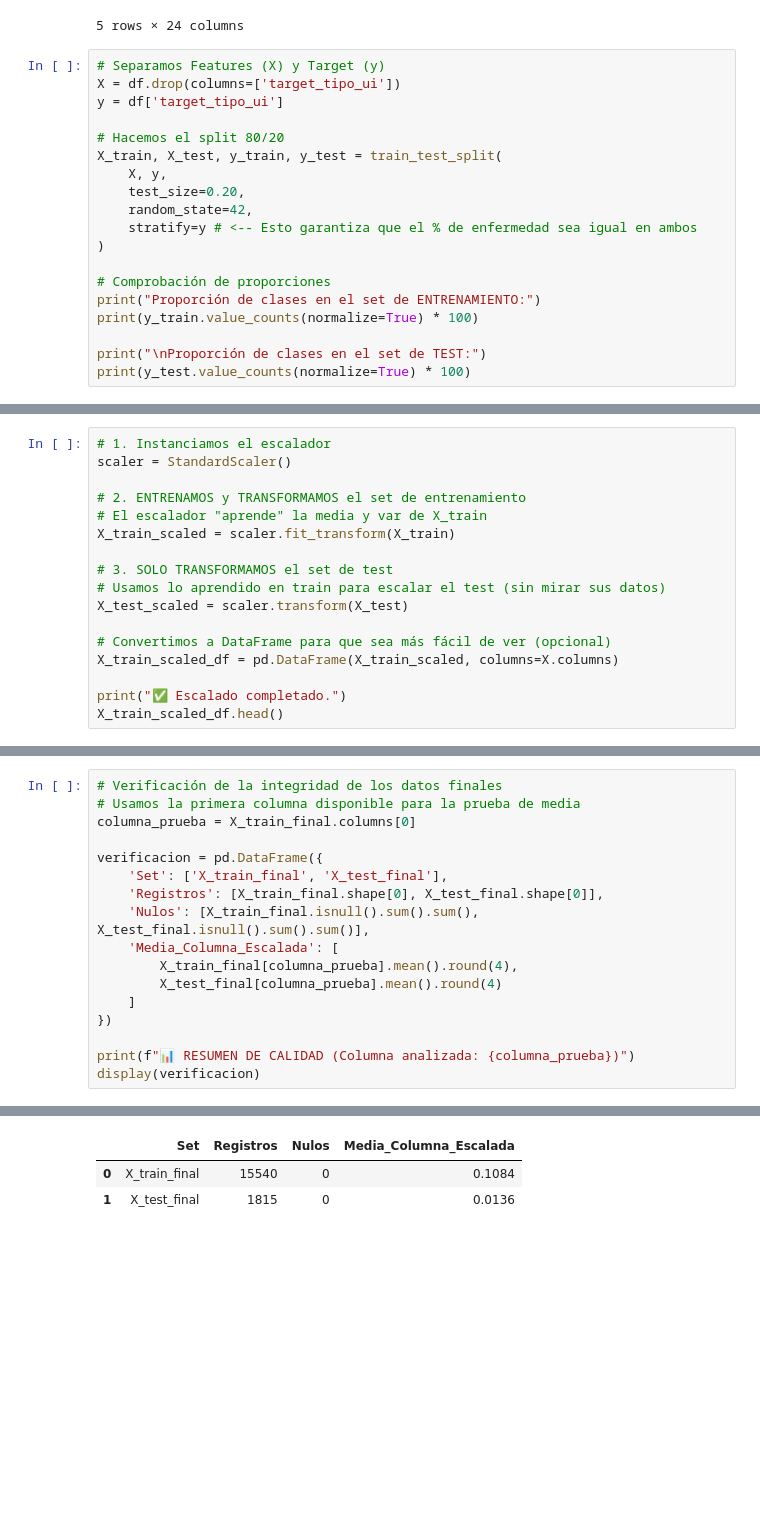
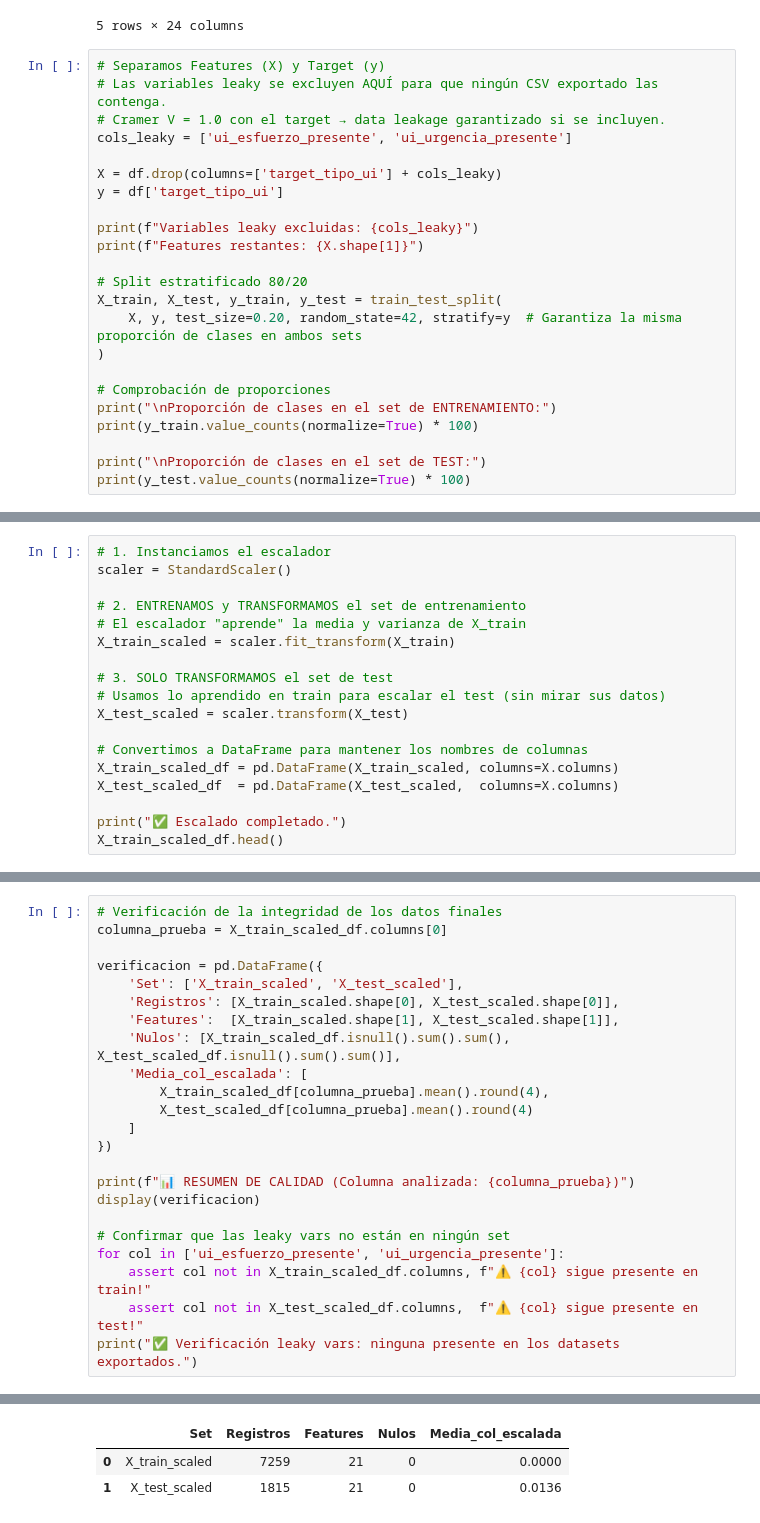
Before and after one commit to Bootcamp-IA-P6/Proyecto7_Equipo3_Multiclase, a Jupyter notebook: notebooks/01_pipeline.ipynb, the cells around one changed output, grey strips where cells are left out. Cells and saved outputs as stored; diff of their text form; blank space fills up the shorter version.

Commit message:
refactor(pipeline): remove SMOTE, exclude leaky vars, add shared CV config

```diff
--- a/notebooks/01_pipeline.ipynb
+++ b/notebooks/01_pipeline.ipynb
@@ -32,19 +32,23 @@ Dataset cargado correctamente: 9074 filas y 24 columnas.
 5 rows × 24 columns
 # %%
 # Separamos Features (X) y Target (y)
-X = df.drop(columns=['target_tipo_ui'])
+# Las variables leaky se excluyen AQUÍ para que ningún CSV exportado las contenga.
+# Cramer V = 1.0 con el target → data leakage garantizado si se incluyen.
+cols_leaky = ['ui_esfuerzo_presente', 'ui_urgencia_presente']
+
+X = df.drop(columns=['target_tipo_ui'] + cols_leaky)
 y = df['target_tipo_ui']
 
-# Hacemos el split 80/20
+print(f"Variables leaky excluidas: {cols_leaky}")
+print(f"Features restantes: {X.shape[1]}")
+
+# Split estratificado 80/20
 X_train, X_test, y_train, y_test = train_test_split(
-    X, y,
-    test_size=0.20,
-    random_state=42,
-    stratify=y # <-- Esto garantiza que el % de enfermedad sea igual en ambos
+    X, y, test_size=0.20, random_state=42, stratify=y  # Garantiza la misma proporción de clases en ambos sets
 )
 
 # Comprobación de proporciones
-print("Proporción de clases en el set de ENTRENAMIENTO:")
+print("\nProporción de clases en el set de ENTRENAMIENTO:")
 print(y_train.value_counts(normalize=True) * 100)
 
 print("\nProporción de clases en el set de TEST:")
@@ -86,15 +109,16 @@ Las variables como la `edad` y el `indice_masa_corporal` tienen rangos numérico
 scaler = StandardScaler()
 
 # 2. ENTRENAMOS y TRANSFORMAMOS el set de entrenamiento
-# El escalador "aprende" la media y var de X_train
+# El escalador "aprende" la media y varianza de X_train
 X_train_scaled = scaler.fit_transform(X_train)
 
 # 3. SOLO TRANSFORMAMOS el set de test
 # Usamos lo aprendido en train para escalar el test (sin mirar sus datos)
 X_test_scaled = scaler.transform(X_test)
 
-# Convertimos a DataFrame para que sea más fácil de ver (opcional)
+# Convertimos a DataFrame para mantener los nombres de columnas
 X_train_scaled_df = pd.DataFrame(X_train_scaled, columns=X.columns)
+X_test_scaled_df  = pd.DataFrame(X_test_scaled,  columns=X.columns)
 
 print("✅ Escalado completado.")
 X_train_scaled_df.head()
@@ -162,22 +154,28 @@ Dimensiones de X_test_final: (1815, 23)
 # %%
 # Verificación de la integridad de los datos finales
-# Usamos la primera columna disponible para la prueba de media
-columna_prueba = X_train_final.columns[0]
+columna_prueba = X_train_scaled_df.columns[0]
 
 verificacion = pd.DataFrame({
-    'Set': ['X_train_final', 'X_test_final'],
-    'Registros': [X_train_final.shape[0], X_test_final.shape[0]],
-    'Nulos': [X_train_final.isnull().sum().sum(), X_test_final.isnull().sum().sum()],
-    'Media_Columna_Escalada': [
-        X_train_final[columna_prueba].mean().round(4),
-        X_test_final[columna_prueba].mean().round(4)
+    'Set': ['X_train_scaled', 'X_test_scaled'],
+    'Registros': [X_train_scaled.shape[0], X_test_scaled.shape[0]],
+    'Features':  [X_train_scaled.shape[1], X_test_scaled.shape[1]],
+    'Nulos': [X_train_scaled_df.isnull().sum().sum(), X_test_scaled_df.isnull().sum().sum()],
+    'Media_col_escalada': [
+        X_train_scaled_df[columna_prueba].mean().round(4),
+        X_test_scaled_df[columna_prueba].mean().round(4)
     ]
 })
 
 print(f"📊 RESUMEN DE CALIDAD (Columna analizada: {columna_prueba})")
 display(verificacion)
+
+# Confirmar que las leaky vars no están en ningún set
+for col in ['ui_esfuerzo_presente', 'ui_urgencia_presente']:
+    assert col not in X_train_scaled_df.columns, f"⚠️ {col} sigue presente en train!"
+    assert col not in X_test_scaled_df.columns,  f"⚠️ {col} sigue presente en test!"
+print("✅ Verificación leaky vars: ninguna presente en los datasets exportados.")
 # %% [output]
 📊 RESUMEN DE CALIDAD (Columna analizada: edad_anios)
-|  | Set | Registros | Nulos | Media_Columna_Escalada |
-| 0 | X_train_final | 15540 | 0 | 0.1084 |
-| 1 | X_test_final | 1815 | 0 | 0.0136 |
+|  | Set | Registros | Features | Nulos | Media_col_escalada |
+| 0 | X_train_scaled | 7259 | 21 | 0 | 0.0000 |
+| 1 | X_test_scaled | 1815 | 21 | 0 | 0.0136 |
```
Also changed, not shown: parts of 15 cells of this notebook, 11 other files.
